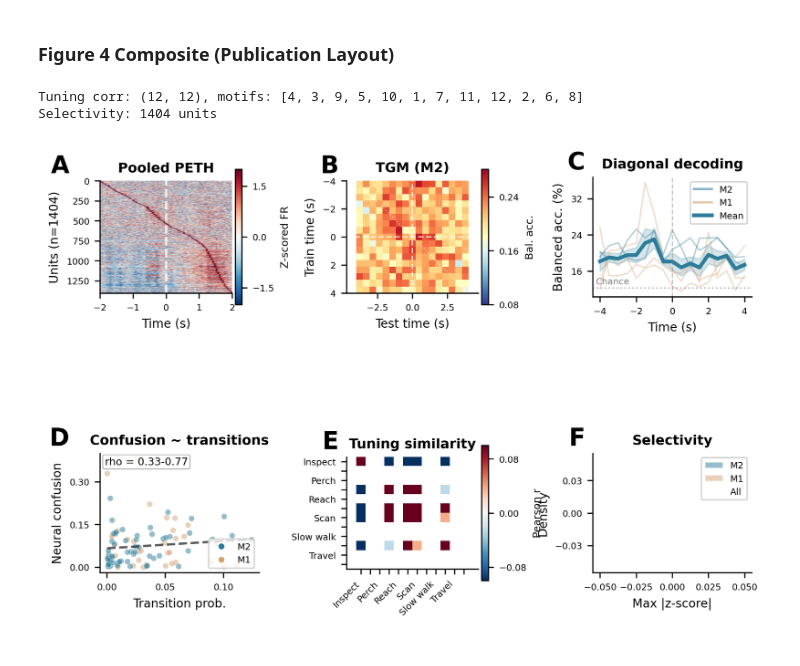
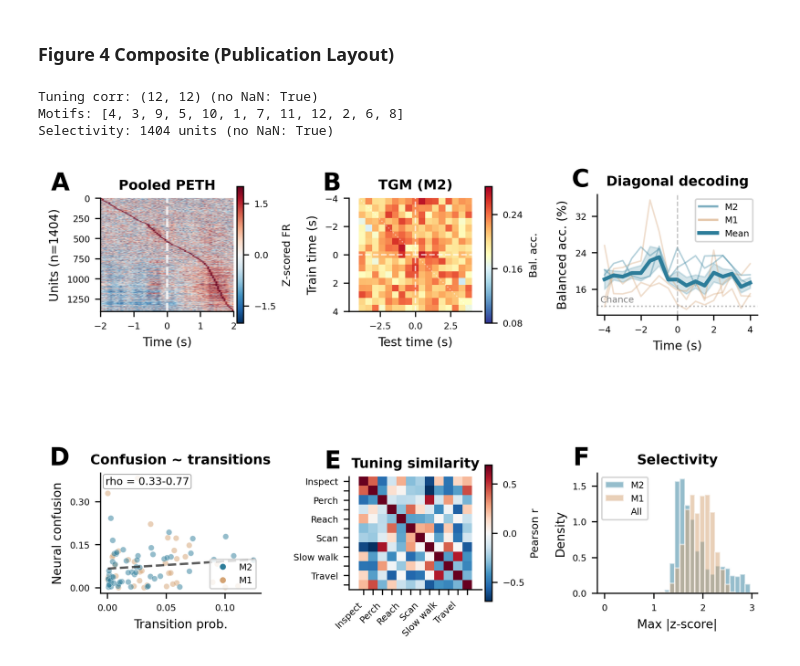
Before and after one commit to felipe-parodi/solo_mSTS_parodi2026, a Jupyter notebook: notebooks/fig4_motif_decoding.ipynb, the cells around one changed output. Cells and saved outputs as stored; diff of their text form; code cells hidden in the pictures.

Commit message:
fix: fig4 tuning similarity NaN — filter invalid motifs (6,12) before corrcoef
Motifs 6 and 12 are all-NaN in tuning parquets (rare motifs not
present in all sessions). np.corrcoef on NaN columns returns all-NaN.
Now filters to motifs with valid data (non-NaN, non-zero variance)
before computing per-session correlation. Also uses nanmax for
selectivity to handle remaining NaN gracefully.

```diff
--- a/notebooks/fig4_motif_decoding.ipynb
+++ b/notebooks/fig4_motif_decoding.ipynb
@@ -207,11 +207,15 @@ for sid in tuning_df["session_id"].unique():
 tuning_corr = tuning_motif_ids = selectivity_arr = selectivity_subjects = None
 
 if per_session_data:
-    # Global motif index (union across sessions, sorted by name)
-    all_motif_ids = sorted(
-        set().union(*(set(m) for _, m, _ in per_session_data)),
-        key=lambda m: SYLLABLE_NAMES.get(m, str(m))
-    )
+    # Find motifs with valid (non-NaN, non-zero-variance) data in at least one session
+    valid_motifs = set()
+    for sid, motif_ids, df_sess in per_session_data:
+        z_cols = [f"motif_{m}_z" for m in motif_ids]
+        z = df_sess[z_cols].to_numpy()
+        valid = np.nanstd(z, axis=0) > 1e-6
+        valid_motifs.update(m for m, v in zip(motif_ids, valid) if v)
+
+    all_motif_ids = sorted(valid_motifs, key=lambda m: SYLLABLE_NAMES.get(m, str(m)))
     n_motifs = len(all_motif_ids)
     motif_to_idx = {m: i for i, m in enumerate(all_motif_ids)}
 
@@ -224,47 +228,66 @@ if per_session_data:
     for sid, motif_ids, df_sess in per_session_data:
         z_cols = [f"motif_{m}_z" for m in motif_ids]
         z_matrix = df_sess[z_cols].to_numpy()
-        corr = np.corrcoef(z_matrix.T)
-        # Map local indices to global
-        for i_local, mi in enumerate(motif_ids):
-            for j_local, mj in enumerate(motif_ids):
+
+        # Filter to valid motifs only (non-NaN, non-zero variance)
+        stds = np.nanstd(z_matrix, axis=0)
+        valid_mask = stds > 1e-6
+        z_valid = z_matrix[:, valid_mask]
+        local_valid_ids = [m for m, v in zip(motif_ids, valid_mask) if v]
+
+        if len(local_valid_ids) < 2:
+            continue
+
+        # Replace remaining NaN with 0 for corrcoef
+        z_clean = np.nan_to_num(z_valid, nan=0.0)
+        corr = np.corrcoef(z_clean.T)
+
+        for i_local, mi in enumerate(local_valid_ids):
+            if mi not in motif_to_idx:
+                continue
+            for j_local, mj in enumerate(local_valid_ids):
+                if mj not in motif_to_idx:
+                    continue
                 gi, gj = motif_to_idx[mi], motif_to_idx[mj]
                 corr_sum[gi, gj] += corr[i_local, j_local]
                 corr_count[gi, gj] += 1
-        # Selectivity
-        selectivity = np.max(np.abs(z_matrix), axis=1)
+
+        # Selectivity: max |z-score| per unit (using nanmax for safety)
+        selectivity = np.nanmax(np.abs(z_matrix), axis=1)
         subject = SMAP.get(sid, "Unknown")
-        all_selectivity.extend(selectivity.tolist())
-        all_selectivity_subj.extend([subject] * len(selectivity))
+        all_selectivity.extend(selectivity[np.isfinite(selectivity)].tolist())
+        all_selectivity_subj.extend([subject] * int(np.isfinite(selectivity).sum()))
 
     corr_count[corr_count == 0] = 1
     tuning_corr = corr_sum / corr_count
     tuning_motif_ids = all_motif_ids
     selectivity_arr = np.array(all_selectivity)
     selectivity_subjects = np.array(all_selectivity_subj)
-    print(f"Tuning corr: {tuning_corr.shape}, motifs: {tuning_motif_ids}")
-    print(f"Selectivity: {len(selectivity_arr)} units")
+    print(f"Tuning corr: {tuning_corr.shape} (no NaN: {not np.any(np.isnan(tuning_corr))})")
+    print(f"Motifs: {tuning_motif_ids}")
+    print(f"Selectivity: {len(selectivity_arr)} units (no NaN: {not np.any(np.isnan(selectivity_arr))})")
 
 try:
     fig = fig4_composite(
         peth_data=fig4_data["peth"],
         tgm_data=tgm_data,
         transition_data=fig4_data["transition"],
         confusion_data=fig4_data["confusion"],
         class_labels=fig4_data["class_labels"],
         bank_rsa_results=bank_rsa_results if isinstance(bank_rsa_results, list) else None,
         tuning_corr=tuning_corr,
         tuning_motif_ids=tuning_motif_ids,
         selectivity_arr=selectivity_arr,
         selectivity_subjects=selectivity_subjects,
         sessions=list(fig4_data["peth"].keys()),
     )
     plt.show()
 except Exception as e:
     print(f"Composite error: {e}")
     import traceback
     traceback.print_exc()
 # %% [output]
-Tuning corr: (12, 12), motifs: [4, 3, 9, 5, 10, 1, 7, 11, 12, 2, 6, 8]
-Selectivity: 1404 units
+Tuning corr: (12, 12) (no NaN: True)
+Motifs: [4, 3, 9, 5, 10, 1, 7, 11, 12, 2, 6, 8]
+Selectivity: 1404 units (no NaN: True)
-[figure, old version]
+[figure, new version]
```
